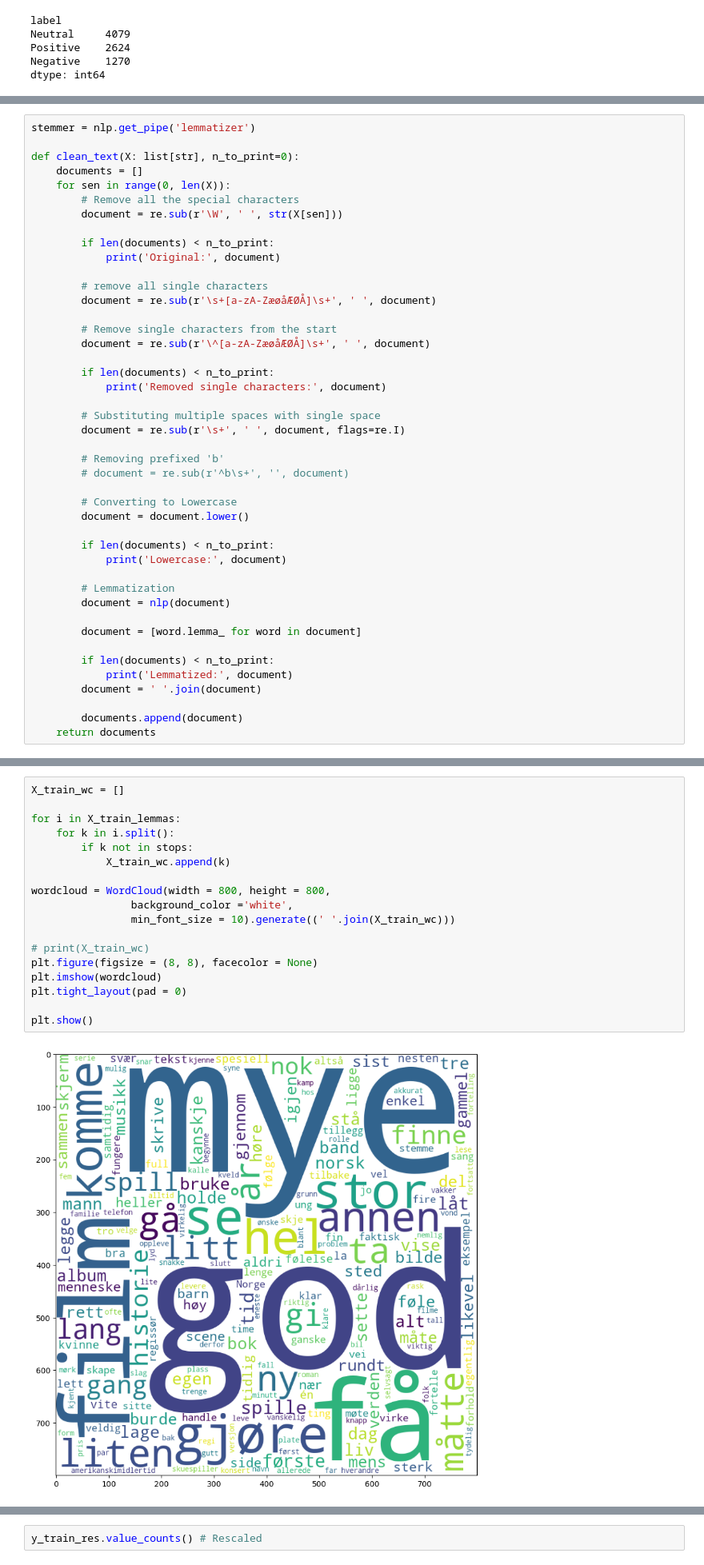
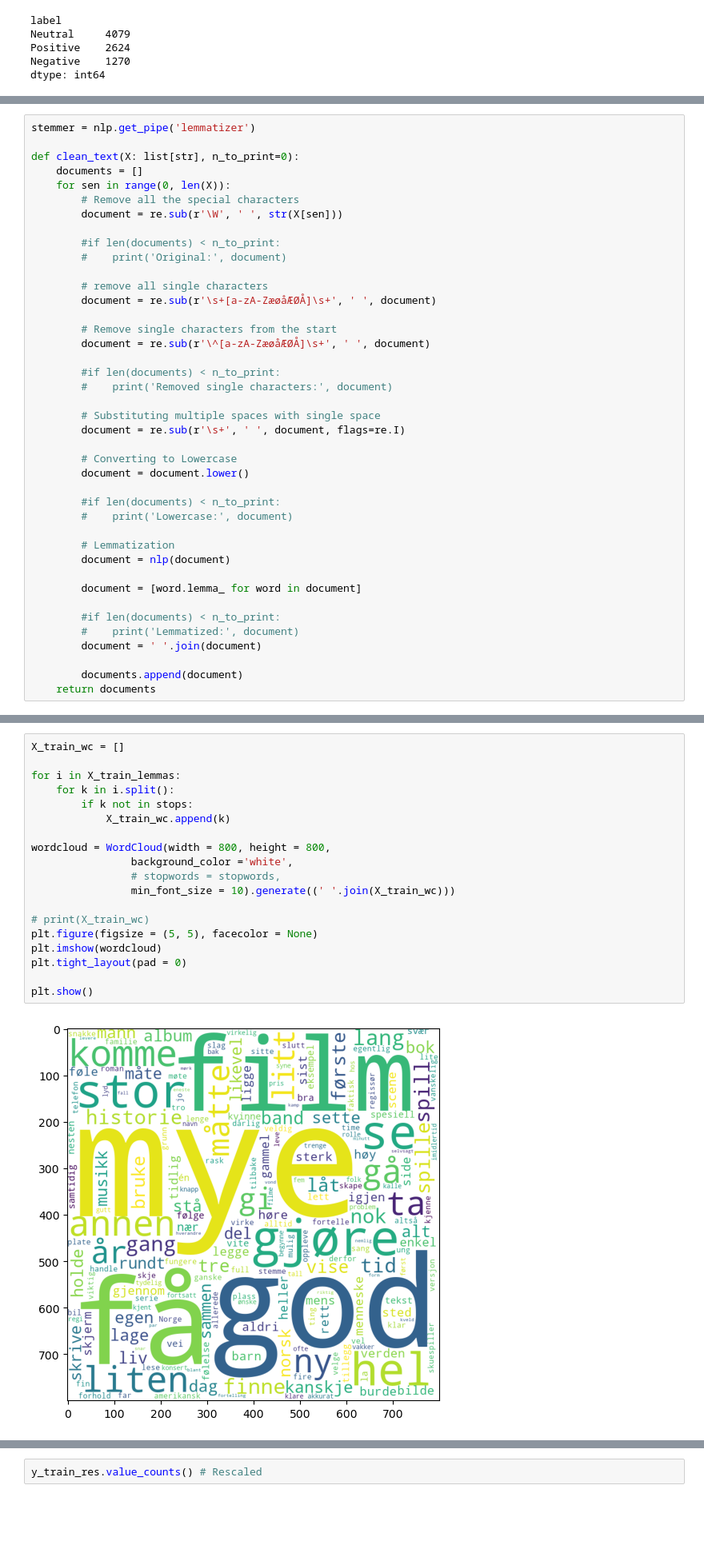
Before and after one commit to Emmanator/INFO283-ML-Gruoup-Project, a Jupyter notebook: Oppgave 2/Sentiment Analysis.ipynb, the cells around one changed output, grey strips where cells are left out. Shown at 80% size. Saved outputs shown, nothing was run; the diff lists cells and outputs as text; blank space fills up the shorter version.

```diff
--- a/Oppgave 2/Sentiment Analysis.ipynb
+++ b/Oppgave 2/Sentiment Analysis.ipynb
@@ -113,8 +131,8 @@ def clean_text(X: list[str], n_to_print=0):
         # Remove all the special characters
         document = re.sub(r'\W', ' ', str(X[sen]))
 
-        if len(documents) < n_to_print:
-            print('Original:', document)
+        #if len(documents) < n_to_print:
+        #    print('Original:', document)
 
         # remove all single characters
         document = re.sub(r'\s+[a-zA-ZæøåÆØÅ]\s+', ' ', document)
@@ -122,28 +140,25 @@ def clean_text(X: list[str], n_to_print=0):
         # Remove single characters from the start
         document = re.sub(r'\^[a-zA-ZæøåÆØÅ]\s+', ' ', document)
 
-        if len(documents) < n_to_print:
-            print('Removed single characters:', document)
+        #if len(documents) < n_to_print:
+        #    print('Removed single characters:', document)
 
         # Substituting multiple spaces with single space
         document = re.sub(r'\s+', ' ', document, flags=re.I)
 
-        # Removing prefixed 'b'
-        # document = re.sub(r'^b\s+', '', document)
-
         # Converting to Lowercase
         document = document.lower()
 
-        if len(documents) < n_to_print:
-            print('Lowercase:', document)
+        #if len(documents) < n_to_print:
+        #    print('Lowercase:', document)
 
         # Lemmatization
         document = nlp(document)
 
         document = [word.lemma_ for word in document]
 
-        if len(documents) < n_to_print:
-            print('Lemmatized:', document)
+        #if len(documents) < n_to_print:
+        #    print('Lemmatized:', document)
         document = ' '.join(document)
 
         documents.append(document)
@@ -177,20 +193,21 @@ Funny data visualisation
 # %%
 X_train_wc = []
 
 for i in X_train_lemmas:
     for k in i.split():
         if k not in stops:
             X_train_wc.append(k)
 
 wordcloud = WordCloud(width = 800, height = 800,
                 background_color ='white',
+                # stopwords = stopwords,
                 min_font_size = 10).generate((' '.join(X_train_wc)))
 
 # print(X_train_wc)
-plt.figure(figsize = (8, 8), facecolor = None)
+plt.figure(figsize = (5, 5), facecolor = None)
 plt.imshow(wordcloud)
 plt.tight_layout(pad = 0)
 
 plt.show()
 # %% [output]
-[figure, old version]
+[figure, new version]
```
Also changed, not shown: parts of 27 cells of this notebook.
